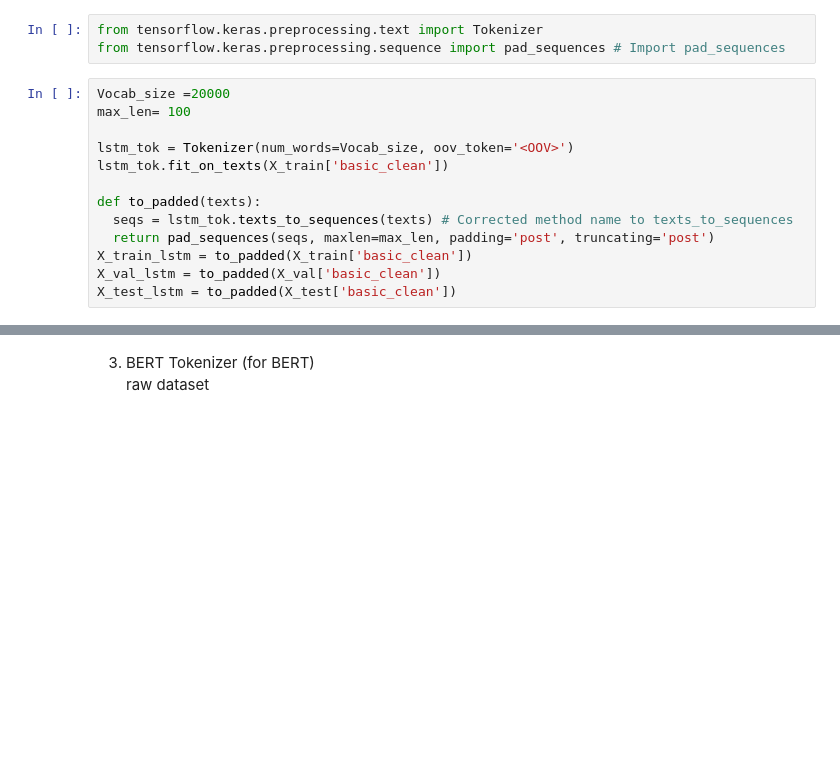
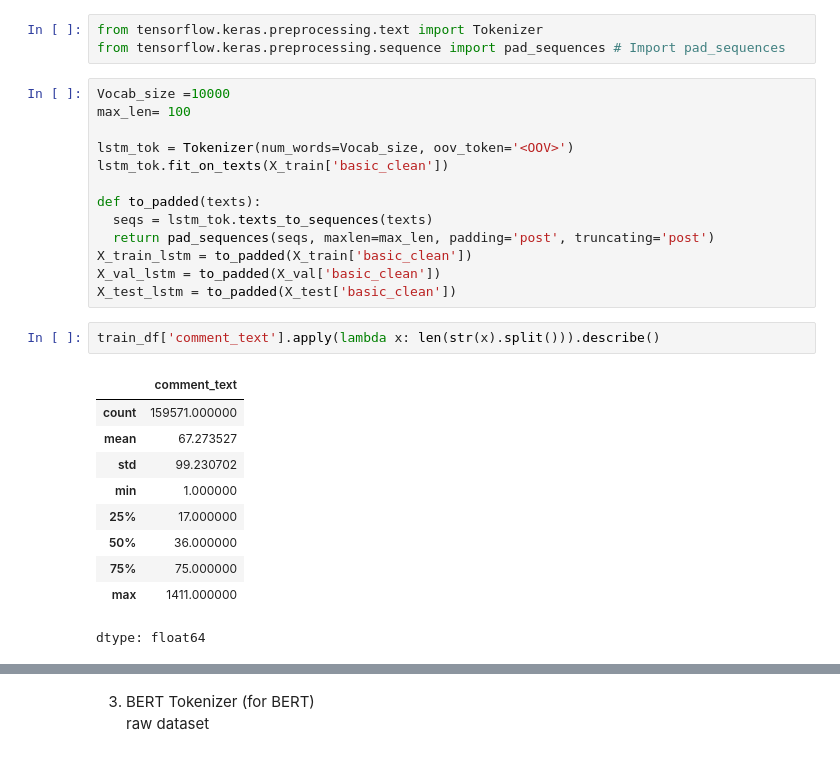
Before and after one commit to tanishataranoon/MY_ML_project, a Jupyter notebook: Toxic_Text_Classification_Comparison_.ipynb, the cells around one changed output, grey strips where cells are left out. Drawn from its saved outputs; the diff is of its cells as text; blank space fills up the shorter version.

```diff
--- a/Toxic_Text_Classification_Comparison_.ipynb
+++ b/Toxic_Text_Classification_Comparison_.ipynb
@@ -499,18 +693,31 @@ basic_clean
 from tensorflow.keras.preprocessing.text import Tokenizer
 from tensorflow.keras.preprocessing.sequence import pad_sequences # Import pad_sequences
 # %%
-Vocab_size =20000
+Vocab_size =10000
 max_len= 100
 
 lstm_tok = Tokenizer(num_words=Vocab_size, oov_token='<OOV>')
 lstm_tok.fit_on_texts(X_train['basic_clean'])
 
 def to_padded(texts):
-  seqs = lstm_tok.texts_to_sequences(texts) # Corrected method name to texts_to_sequences
+  seqs = lstm_tok.texts_to_sequences(texts)
   return pad_sequences(seqs, maxlen=max_len, padding='post', truncating='post')
 X_train_lstm = to_padded(X_train['basic_clean'])
 X_val_lstm = to_padded(X_val['basic_clean'])
 X_test_lstm = to_padded(X_test['basic_clean'])
+# %%
+train_df['comment_text'].apply(lambda x: len(str(x).split())).describe()
+# %% [output]
+|  | comment_text |
+| count | 159571.000000 |
+| mean | 67.273527 |
+| std | 99.230702 |
+| min | 1.000000 |
+| 25% | 17.000000 |
+| 50% | 36.000000 |
+| 75% | 75.000000 |
+| max | 1411.000000 |
+dtype: float64
 # %%
 print('LSTM shape train', X_train_lstm.shape)
 print('LSTM shape val', X_val_lstm.shape)
```
Also changed, not shown: parts of 73 cells of this notebook.
